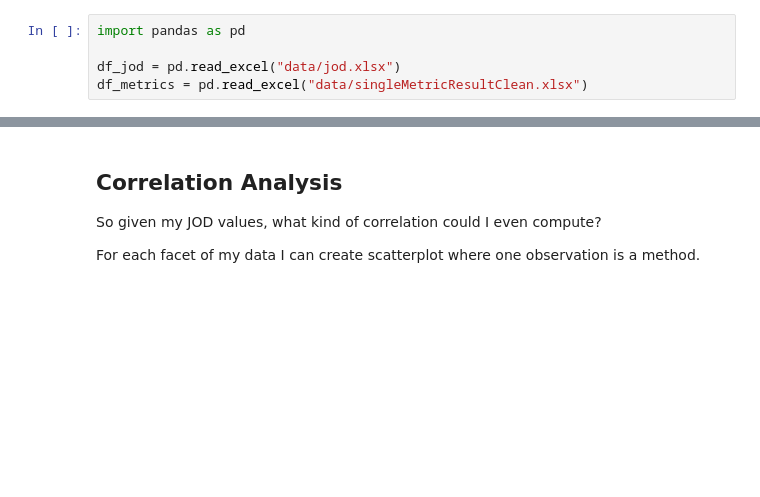
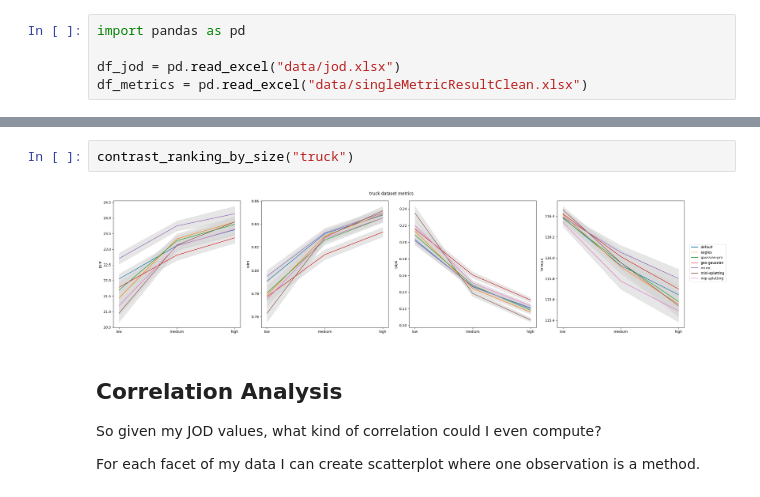
Before and after one commit to PaulErpen/final-data-analysis, a Jupyter notebook: joint-data-analysis.ipynb, the cells around one changed output, grey strips where cells are left out. Drawn from its saved outputs; the diff is of its cells as text; blank space fills up the shorter version.

```diff
--- a/joint-data-analysis.ipynb
+++ b/joint-data-analysis.ipynb
@@ -11,3 +102,7 @@ df_metrics = pd.read_excel("data/singleMetricResultClean.xlsx")
+# %%
+contrast_ranking_by_size("truck")
+# %% [output]
+[figure, added]
 # %% [markdown]
 ## Correlation Analysis
 
```
Also changed, not shown: parts of 6 cells of this notebook.
